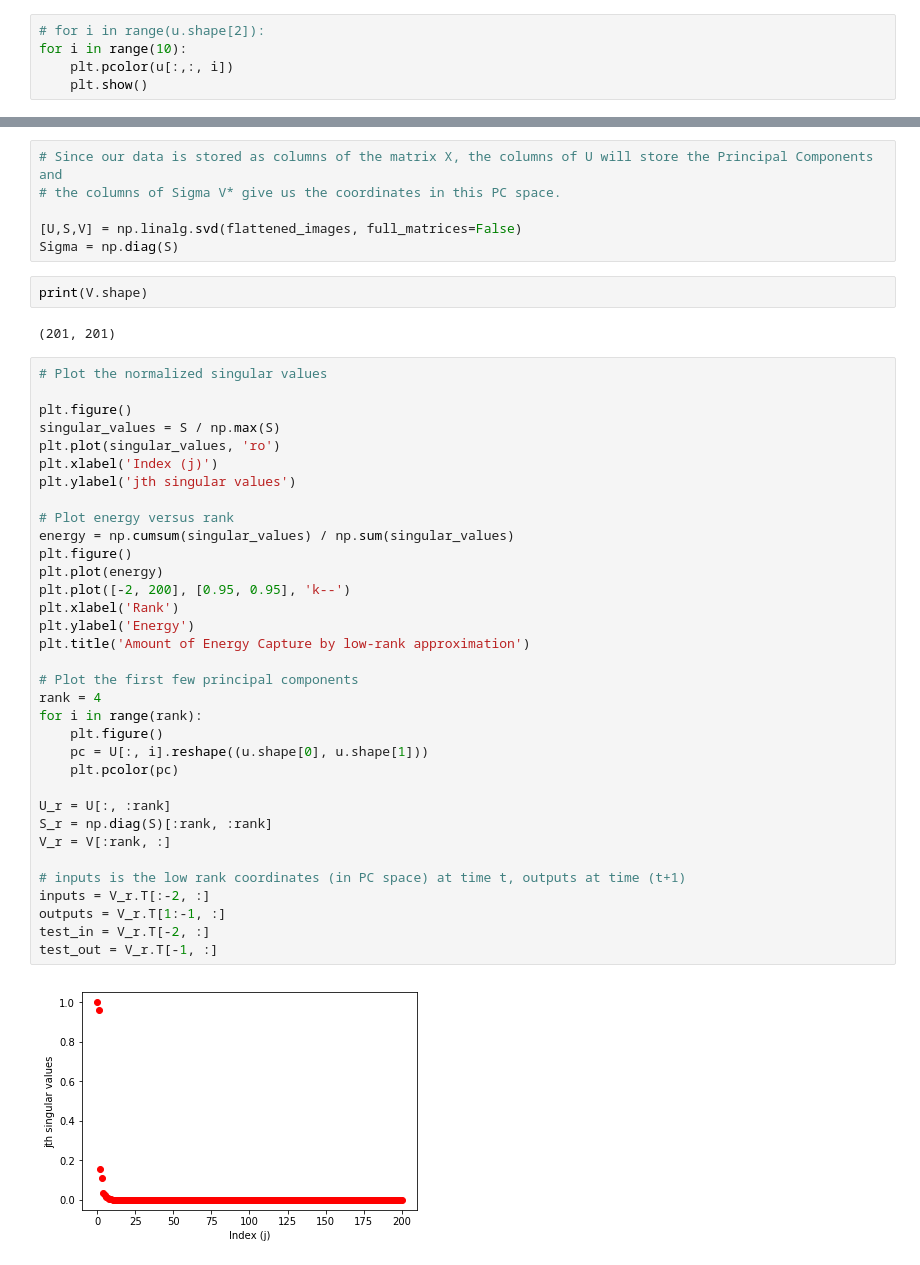
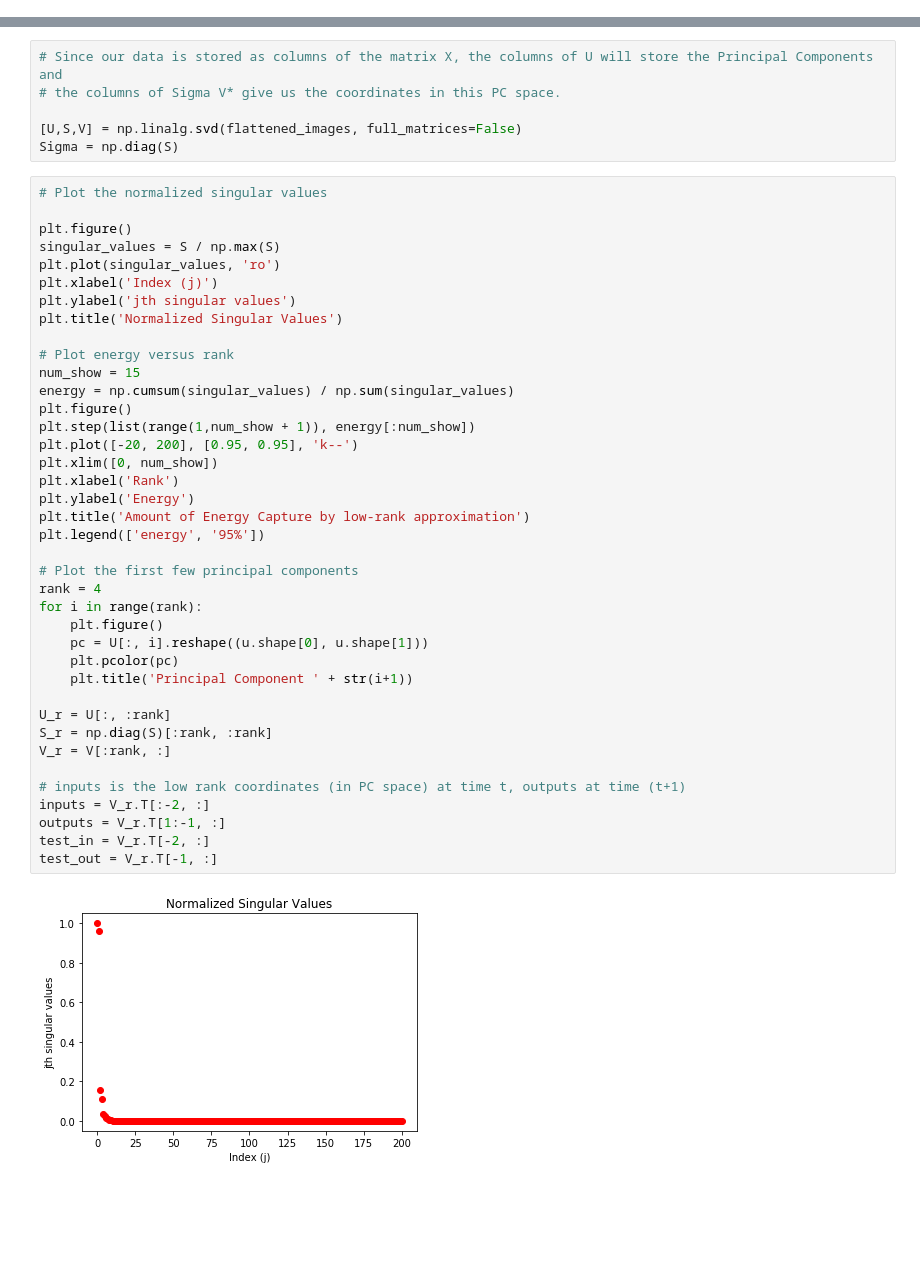
Before and after one commit to zackmcnulty/AMATH_563-Inferring_Structure_of_Complex_Systems, a Jupyter notebook: hw/hw3/reaction_diffusion_net.ipynb, the cells around one changed output, grey strips where cells are left out. Saved outputs shown, nothing was run; the diff lists cells and outputs as text; blank space fills up the shorter version.

```diff
--- a/hw/hw3/reaction_diffusion_net.ipynb
+++ b/hw/hw3/reaction_diffusion_net.ipynb
@@ -10,8 +12,3 @@ data = scipy.io.loadmat('./data/reaction_diffusion_big.mat')
 u = data['u']
 x = data['y']
 y = data['x']
-# %%
-# for i in range(u.shape[2]):
-for i in range(10):
-    plt.pcolor(u[:,:, i])
-    plt.show()
@@ -29,43 +30,44 @@ for i in range(u.shape[2]):
 
 [U,S,V] = np.linalg.svd(flattened_images, full_matrices=False)
 Sigma = np.diag(S)
-# %%
-print(V.shape)
-# %% [output]
-(201, 201)
 # %%
 # Plot the normalized singular values
 
 plt.figure()
 singular_values = S / np.max(S)
 plt.plot(singular_values, 'ro')
 plt.xlabel('Index (j)')
 plt.ylabel('jth singular values')
+plt.title('Normalized Singular Values')
 
 # Plot energy versus rank
+num_show = 15
 energy = np.cumsum(singular_values) / np.sum(singular_values)
 plt.figure()
-plt.plot(energy)
-plt.plot([-2, 200], [0.95, 0.95], 'k--')
+plt.step(list(range(1,num_show + 1)), energy[:num_show])
+plt.plot([-20, 200], [0.95, 0.95], 'k--')
+plt.xlim([0, num_show])
 plt.xlabel('Rank')
 plt.ylabel('Energy')
 plt.title('Amount of Energy Capture by low-rank approximation')
+plt.legend(['energy', '95%'])
 
 # Plot the first few principal components
 rank = 4
 for i in range(rank):
     plt.figure()
     pc = U[:, i].reshape((u.shape[0], u.shape[1]))
     plt.pcolor(pc)
+    plt.title('Principal Component ' + str(i+1))
 
 U_r = U[:, :rank]
 S_r = np.diag(S)[:rank, :rank]
 V_r = V[:rank, :]
 
 # inputs is the low rank coordinates (in PC space) at time t, outputs at time (t+1)
 inputs = V_r.T[:-2, :]
 outputs = V_r.T[1:-1, :]
 test_in = V_r.T[-2, :]
 test_out = V_r.T[-1, :]
 # %% [output]
-[figure, old version]
+[figure, new version]
```
Also changed, not shown: parts of 8 cells of this notebook, 31 other files.
